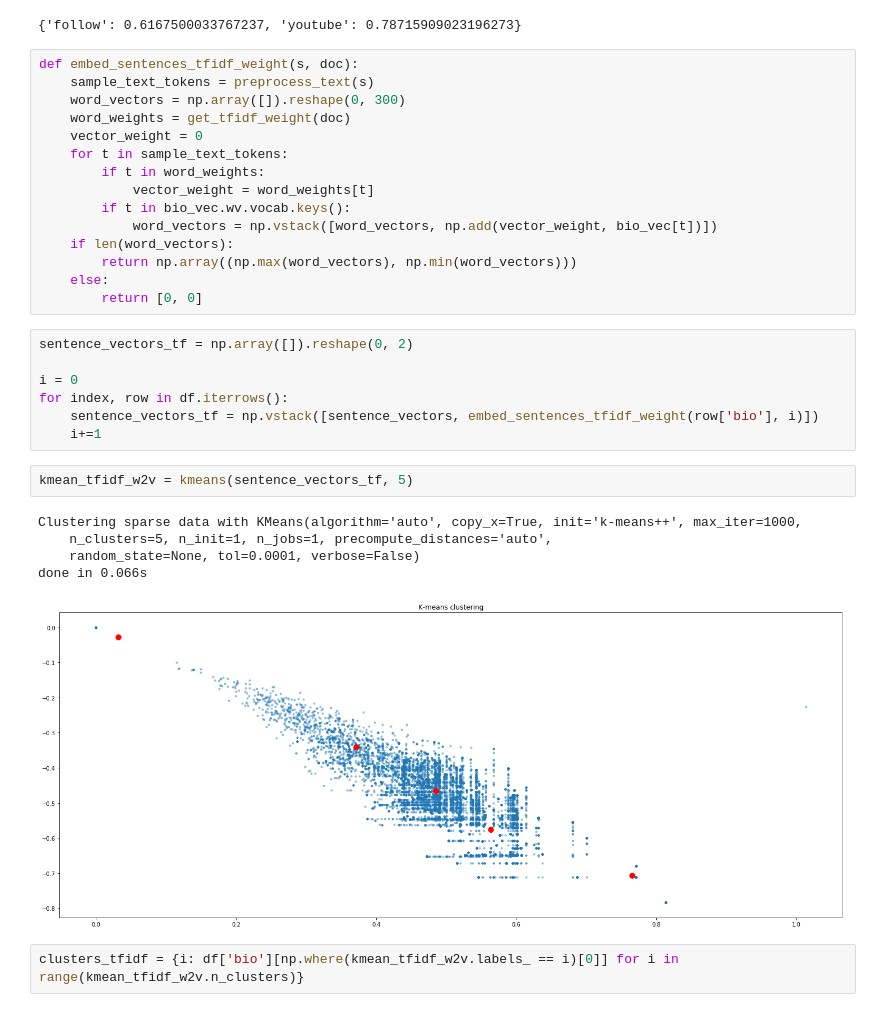
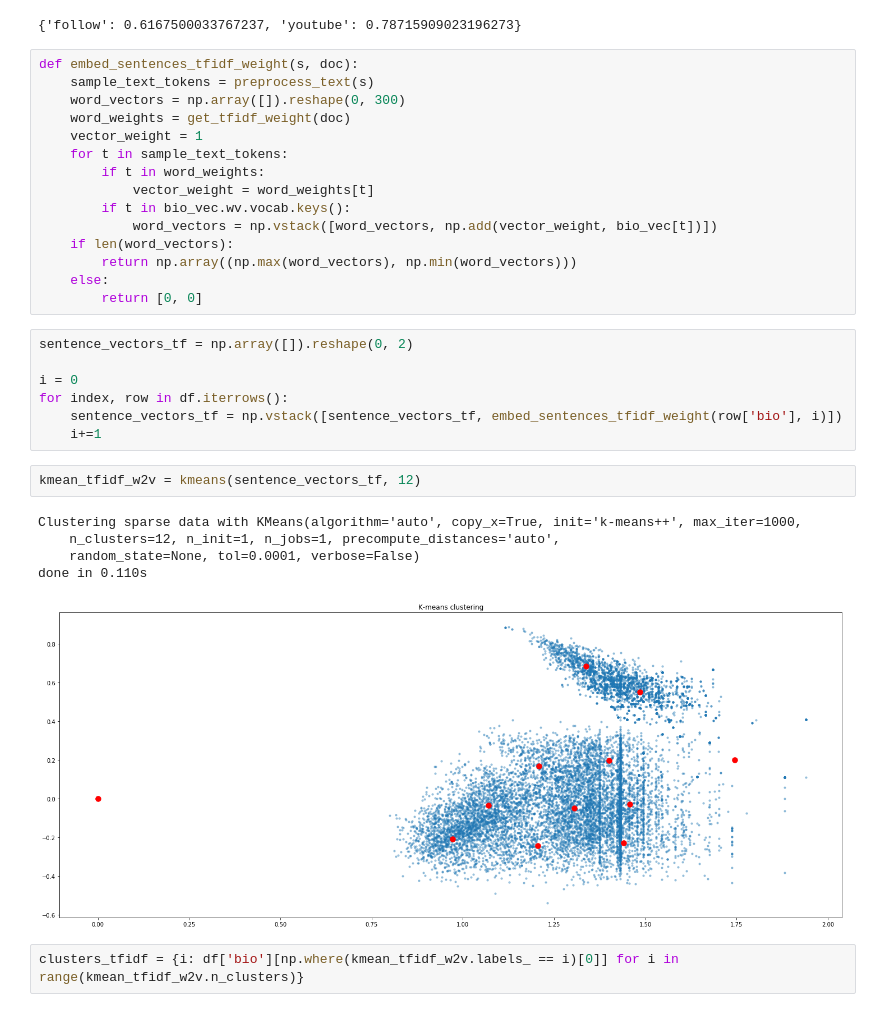
Before and after one commit to Parassharmaa/cortex-ai, a Jupyter notebook: src/cortex/bio-classifier/bio_clustering.ipynb, the cells around one changed output. Drawn from its saved outputs; the diff is of its cells as text.

```diff
--- a/src/cortex/bio-classifier/bio_clustering.ipynb
+++ b/src/cortex/bio-classifier/bio_clustering.ipynb
@@ -341,7 +343,7 @@ def embed_sentences_tfidf_weight(s, doc):
     sample_text_tokens = preprocess_text(s)
     word_vectors = np.array([]).reshape(0, 300)
     word_weights = get_tfidf_weight(doc)
-    vector_weight = 0
+    vector_weight = 1
     for t in sample_text_tokens:
         if t in word_weights:
             vector_weight = word_weights[t]
@@ -356,16 +358,16 @@ sentence_vectors_tf = np.array([]).reshape(0, 2)
 
 i = 0
 for index, row in df.iterrows():
-    sentence_vectors_tf = np.vstack([sentence_vectors, embed_sentences_tfidf_weight(row['bio'], i)])
+    sentence_vectors_tf = np.vstack([sentence_vectors_tf, embed_sentences_tfidf_weight(row['bio'], i)])
     i+=1
 # %%
-kmean_tfidf_w2v = kmeans(sentence_vectors_tf, 5)
+kmean_tfidf_w2v = kmeans(sentence_vectors_tf, 12)
 # %% [output]
 Clustering sparse data with KMeans(algorithm='auto', copy_x=True, init='k-means++', max_iter=1000,
-    n_clusters=5, n_init=1, n_jobs=1, precompute_distances='auto',
+    n_clusters=12, n_init=1, n_jobs=1, precompute_distances='auto',
     random_state=None, tol=0.0001, verbose=False)
-done in 0.066s
+done in 0.110s
-[figure, old version]
+[figure, new version]
 # %%
 clusters_tfidf = {i: df['bio'][np.where(kmean_tfidf_w2v.labels_ == i)[0]] for i in range(kmean_tfidf_w2v.n_clusters)}
 # %%
```
Also changed, not shown: parts of 15 cells of this notebook, 1 other file.
